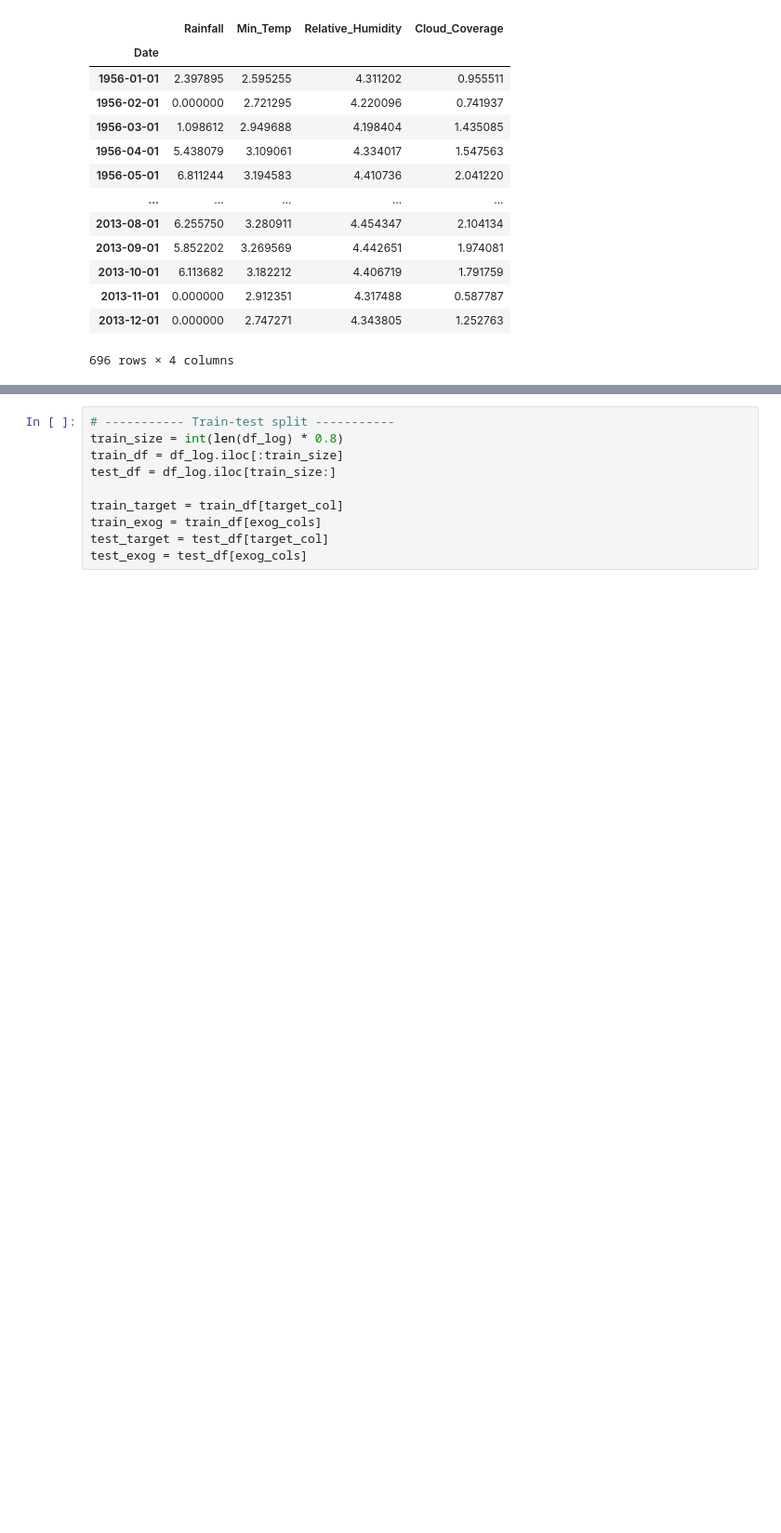
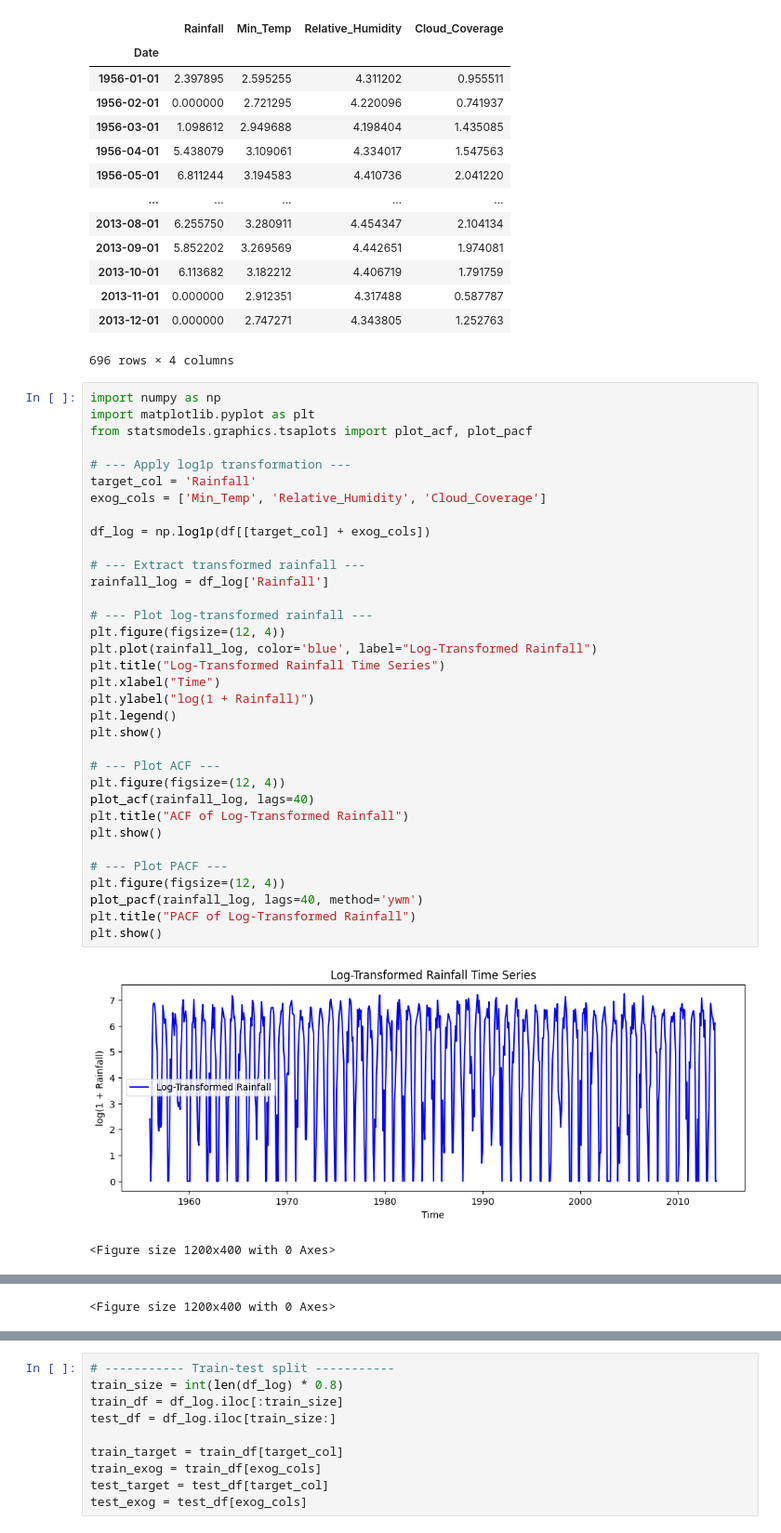
Before and after one commit to tasmianiha/ML-projects, a Jupyter notebook: SylhetFloodPrediction.ipynb, the cells around one changed output, grey strips where cells are left out. Shown at 93% size. Cells and saved outputs as stored; diff of their text form; blank space fills up the shorter version.

```diff
--- a/SylhetFloodPrediction.ipynb
+++ b/SylhetFloodPrediction.ipynb
@@ -375,3 +387,40 @@ df_log
 | 2013-11-01 | 0.000000 | 2.912351 | 4.317488 | 0.587787 |
 | 2013-12-01 | 0.000000 | 2.747271 | 4.343805 | 1.252763 |
 696 rows × 4 columns
+# %%
+import numpy as np
+import matplotlib.pyplot as plt
+from statsmodels.graphics.tsaplots import plot_acf, plot_pacf
+
+# --- Apply log1p transformation ---
+target_col = 'Rainfall'
+exog_cols = ['Min_Temp', 'Relative_Humidity', 'Cloud_Coverage']
+
+df_log = np.log1p(df[[target_col] + exog_cols])
+
+# --- Extract transformed rainfall ---
+rainfall_log = df_log['Rainfall']
+
+# --- Plot log-transformed rainfall ---
+plt.figure(figsize=(12, 4))
+plt.plot(rainfall_log, color='blue', label="Log-Transformed Rainfall")
+plt.title("Log-Transformed Rainfall Time Series")
+plt.xlabel("Time")
+plt.ylabel("log(1 + Rainfall)")
+plt.legend()
+plt.show()
+
+# --- Plot ACF ---
+plt.figure(figsize=(12, 4))
+plot_acf(rainfall_log, lags=40)
+plt.title("ACF of Log-Transformed Rainfall")
+plt.show()
+
+# --- Plot PACF ---
+plt.figure(figsize=(12, 4))
+plot_pacf(rainfall_log, lags=40, method='ywm')
+plt.title("PACF of Log-Transformed Rainfall")
+plt.show()
+# %% [output]
+[figure, added]
+<Figure size 1200x400 with 0 Axes>
@@ -377,0 +428 @@ df_log
+<Figure size 1200x400 with 0 Axes>
```
Also changed, not shown: parts of 13 cells of this notebook.
